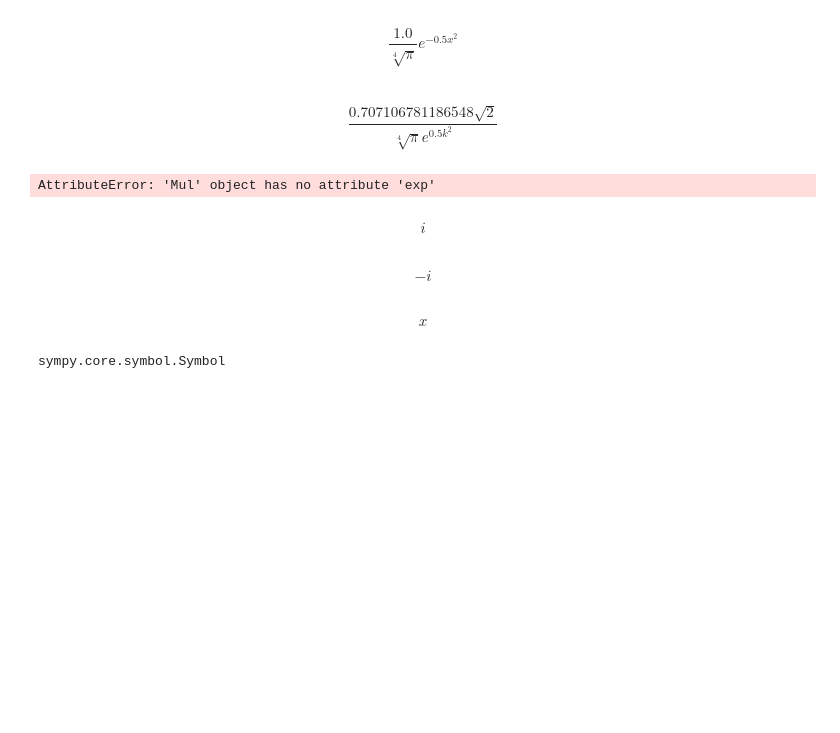
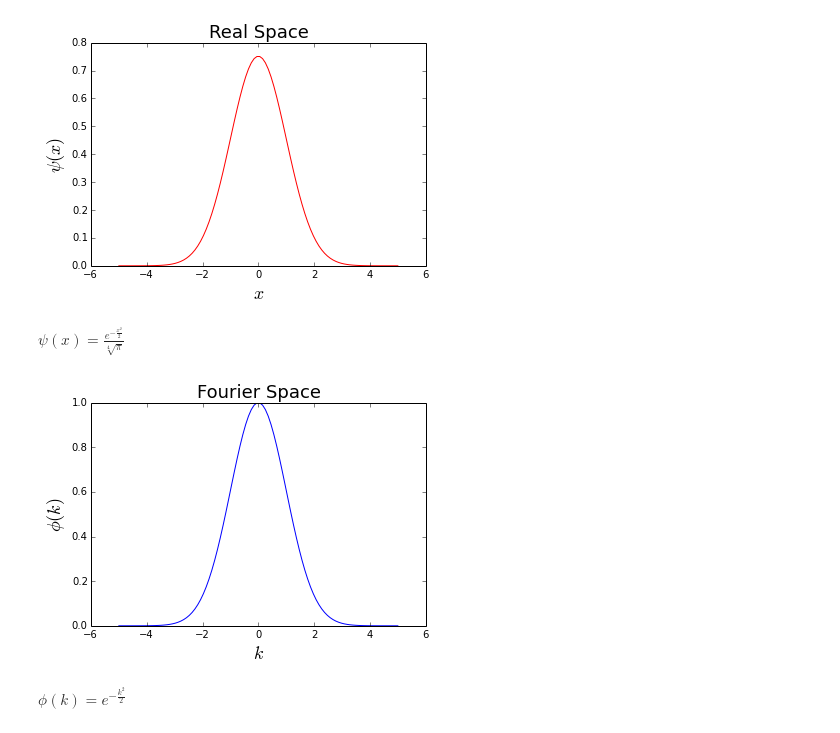
Before and after one commit to yingjerkao/quantumphysics, a Jupyter notebook: WavePacket/Gaussian Wavepacket.ipynb, the cells around one changed output. Drawn from its saved outputs; the diff is of its cells as text; code cells hidden in the pictures; blank space fills up the shorter version.

Commit message:
Use fourier_transform

```diff
--- a/WavePacket/Gaussian Wavepacket.ipynb
+++ b/WavePacket/Gaussian Wavepacket.ipynb
@@ -1,47 +1,53 @@
 # %%
 #%pylab inline --no-import-all
 
 import numpy as np
 import matplotlib.pyplot as plt
 %matplotlib inline
 from sympy import *
 import sympy.plotting as splt
 #from sympy.utilities.lambdify import lambdify
 import scipy.special as sp
 from __future__ import division
-from IPython.display import display
+from IPython.display import display, Latex
+from IPython.html.widgets import interactive
+from IPython.html import widgets
+
+
 init_printing(use_unicode=True, wrap_line=False, no_global=True, use_latex='mathjax')
 var('x', real=True)
 var('k,dx',real=True,positive=True)  # define variables x, y, dx
-dx=sqrt(1/2)           # width in x-space
-q=Function("q")(x)
+dx=1/sqrt(2)           # width in x-space
+#q=Function("q")(x)
 q=exp(-(x/dx)**2/4)     # Gaussian waveform
-a=sqrt(integrate(q**2,(x,-oo,oo)))      # normalization constant
-p=1/sqrt(2*pi)*integrate(q*exp(I*x*k)/a,(x,-oo,oo)).simplify()    #Fourier transformation
-display(q/a)
-display(p)
-s1=splt.plot(q/a,(x,-5,5), xlabel="$x$", ylabel="$\psi(x)$", show=False,line_color='red', title='Real space')  # plot curve q(x)
-#s1[0].line_color='red'
+a=sqrt(integrate(abs(q)**2,(x,-oo,oo)))      # normalization constant
+#p=1/sqrt(2*pi)*integrate(q*exp(I*x*k)/a,(x,-oo,oo)).simplify()    #Fourier transformation
+p=1/sqrt(2*pi)*fourier_transform(q,x,k/2/pi)
+
+
 xpts=np.linspace(-5,5,100)
-#f=lambdify(x,q/a,'numpy')
-#lookup = {'erf':erf}
-g=lambdify(x,p,['numpy'])
-g(3)
-#fig=plt.figure()
-#ax=fig.add_subplot(111)
-#ax.set_xlabel("$x$",fontsize=18)
-#ax.set_ylabel("$\psi(x)$",fontsize=18)
-#ax.set_title('Real space',fontsize=18)
-#ax.plot(xpts, f(xpts) ,color='red')
-#ax.plot(xpts,g(xpts))
+f=lambdify(x,q/a,'numpy')
+g=lambdify(k,p,['numpy'])
+fig1=plt.figure()
+ax1=fig1.add_subplot(111)
+ax1.set_xlabel("$x$",fontsize=18)
+ax1.set_ylabel("$\psi(x)$",fontsize=18)
+ax1.set_title('Real Space',fontsize=18)
+ax1.plot(xpts, f(xpts) ,color='red')
+plt.show()
+display(Latex('$\psi(x)='+str(latex(q/a))+'$'))
 
-s2=splt.plot(p,(k,-5,5),xlabel="$k$", ylabel="$\phi(k)$", show=False, title='Fourier space')      # plot curve p(k)
-#s2.axes_labels=["$k$","$\phi(k)$"]
-#plt.show()
+fig2=plt.figure(frameon=False)
+ax2=fig2.add_subplot(111)
+ax2.set_xlabel("$k$",fontsize=18)
+ax2.set_ylabel("$\phi(k)$",fontsize=18)
+ax2.set_title('Fourier Space',fontsize=18)
+ax2.plot(xpts,g(xpts))
 
-s1.show()
-s2.show()
+plt.show()
+display(Latex('$\phi(k)='+str(latex(p))+'$'))
 # %% [output]
+[figure, added]
-$$\frac{1.0}{\sqrt[4]{\pi}} e^{- 0.5 x^{2}}$$
+$\psi(x)=\frac{e^{- \frac{x^{2}}{2}}}{\sqrt[4]{\pi}}$
+[figure, added]
-$$\frac{0.707106781186548 \sqrt{2}}{\sqrt[4]{\pi} e^{0.5 k^{2}}}$$
+$\phi(k)=e^{- \frac{k^{2}}{2}}$
-AttributeError: 'Mul' object has no attribute 'exp'
@@ -68,16 +53,0 @@ I?
-# %%
-sqrt(-1)
-# %% [output]
-$$i$$
-# %%
-1/I
-# %% [output]
-$$- i$$
-# %%
-x
-# %% [output]
-$$x$$
-# %%
-type(x)
-# %% [output]
-sympy.core.symbol.Symbol
```
Also changed, not shown: parts of 16 cells of this notebook.
